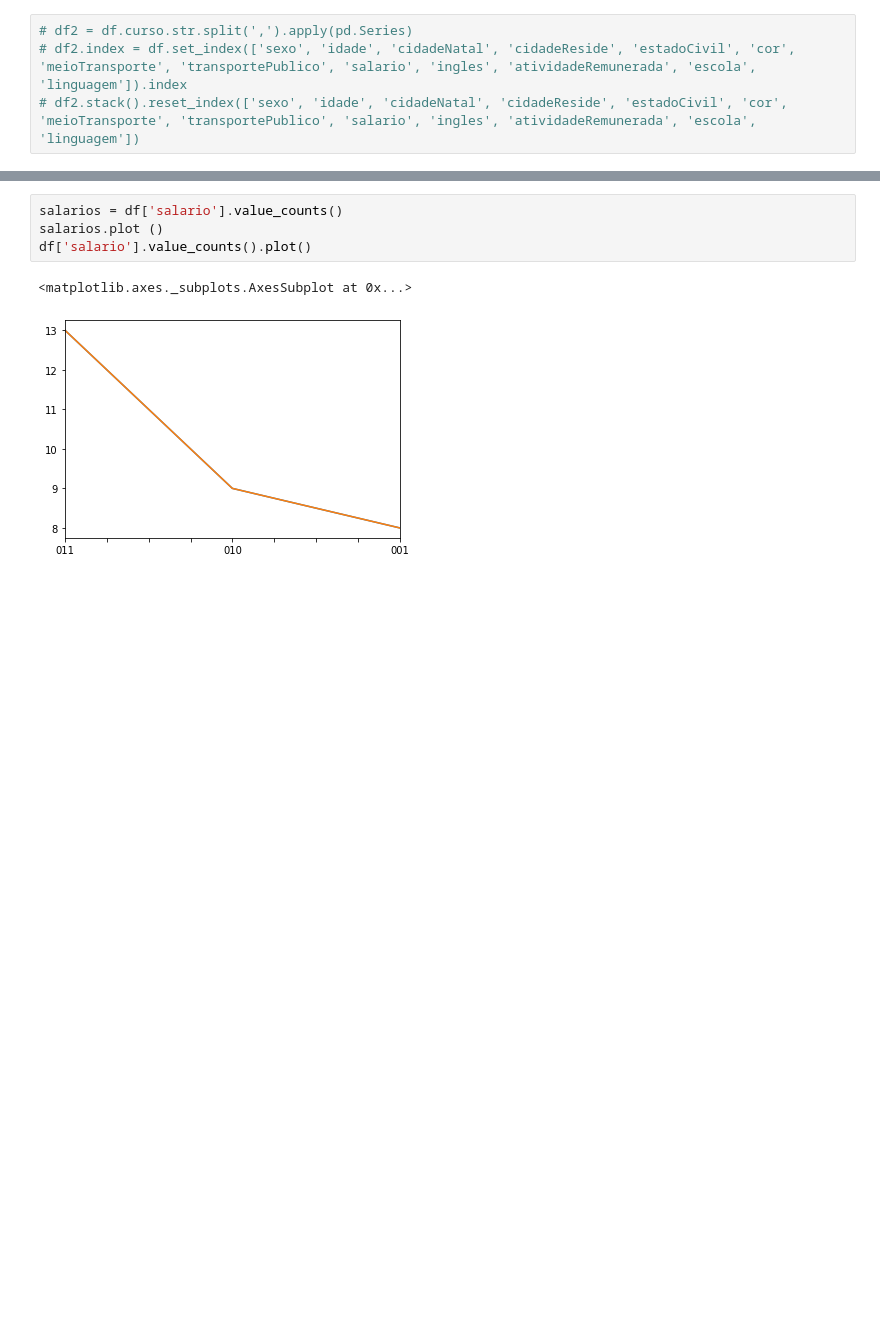
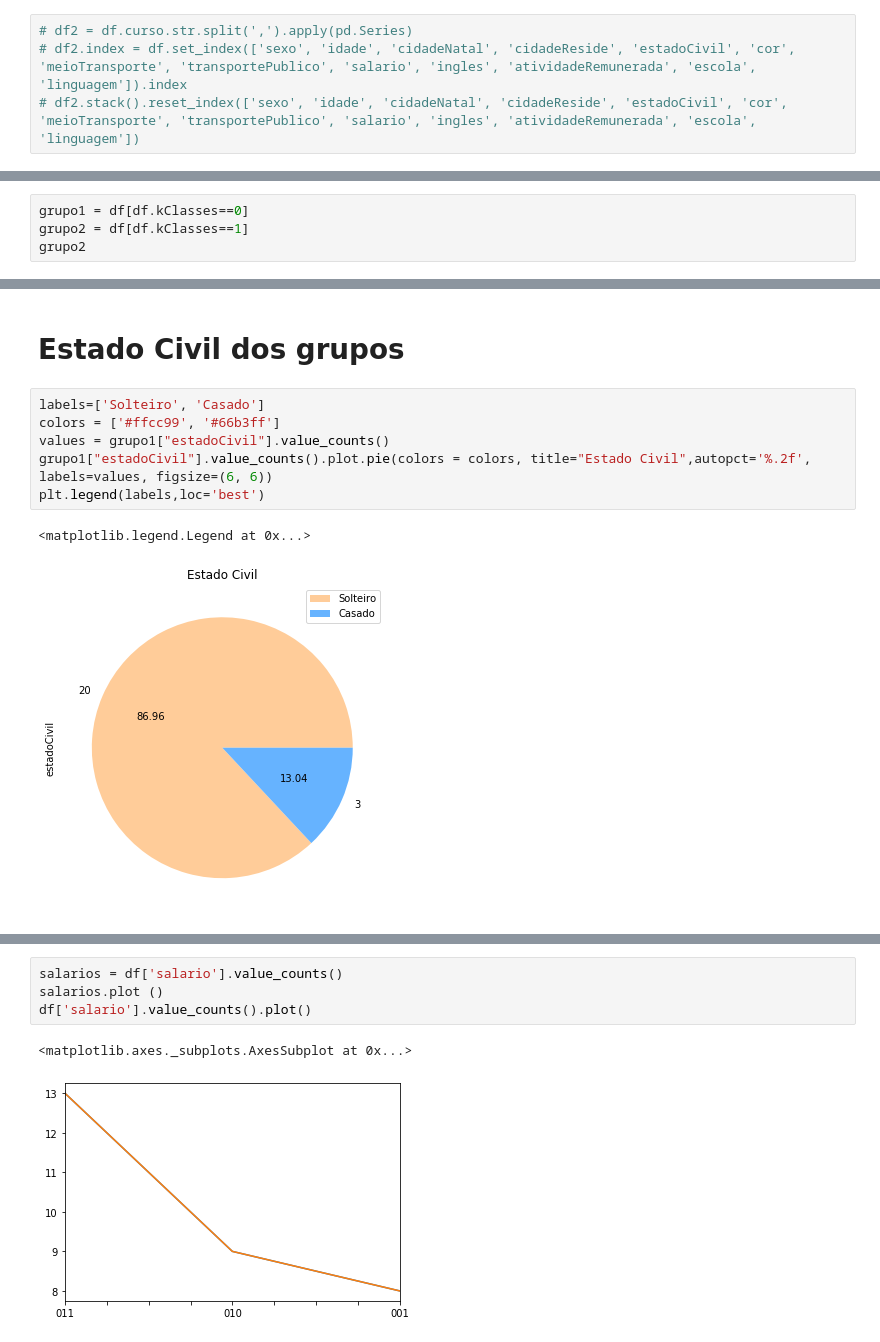
Before and after one commit to alexsanderthorne/K-means, a Jupyter notebook: ProjetoKmeans.ipynb, the cells around one changed output, grey strips where cells are left out. Saved outputs shown, nothing was run; the diff lists cells and outputs as text; blank space fills up the shorter version.

```diff
--- a/ProjetoKmeans.ipynb
+++ b/ProjetoKmeans.ipynb
@@ -133,0 +141,4 @@ Name: estadoCivil, dtype: int64
+# %%
+grupo1 = df[df.kClasses==0]
+grupo2 = df[df.kClasses==1]
+grupo2
@@ -133,0 +153,11 @@ Name: estadoCivil, dtype: int64
+# %% [markdown]
+# Estado Civil dos grupos
+# %%
+labels=['Solteiro', 'Casado']
+colors = ['#ffcc99', '#66b3ff']
+values = grupo1["estadoCivil"].value_counts()
+grupo1["estadoCivil"].value_counts().plot.pie(colors = colors, title="Estado Civil",autopct='%.2f', labels=values, figsize=(6, 6))
+plt.legend(labels,loc='best')
+# %% [output]
+<matplotlib.legend.Legend at 0x...>
+[figure, added]
```
Also changed, not shown: parts of 37 cells of this notebook, 5 other files.
